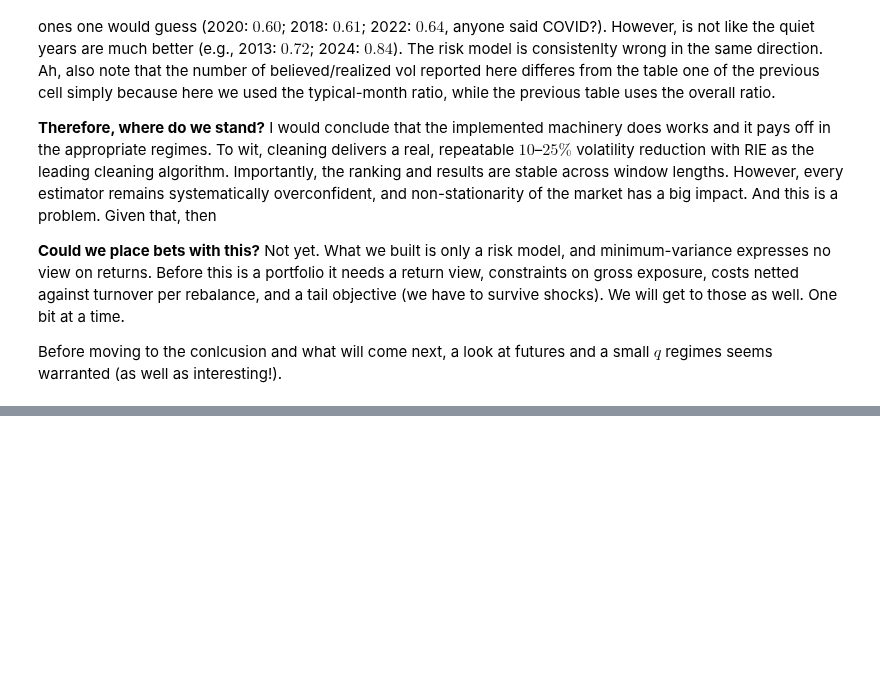
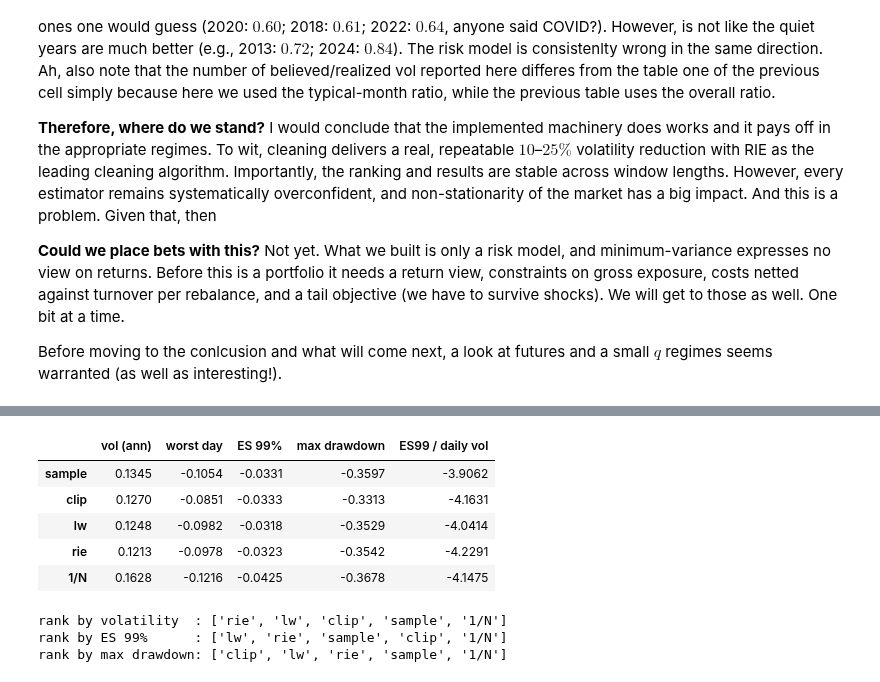
Before and after one commit to MarcoGaloppo/Quant-RMT-FatTails, a Jupyter notebook: narrative_rmt_market_data.ipynb, the cells around one changed output, grey strips where cells are left out. Saved outputs shown, nothing was run; the diff lists cells and outputs as text; code cells hidden in the pictures; blank space fills up the shorter version.

```diff
--- a/narrative_rmt_market_data.ipynb
+++ b/narrative_rmt_market_data.ipynb
@@ -1245,0 +1533,31 @@ Before moving to the conlcusion and what will come next, a look at futures and a
+# %%
+if px is not None:
+    # the Part 5 portfolios, re-scored on the tails they actually delivered
+    tail_rows = []
+    for m in ["sample", "clip", "lw", "rie", "1/N"]:
+        rr = np.concatenate(acc[m]["ret"])
+        var99 = np.quantile(rr, 0.01)
+        es99 = rr[rr <= var99].mean()
+        eq = np.cumprod(1 + rr)
+        mdd = (eq / np.maximum.accumulate(eq) - 1).min()
+        z = (rr - rr.mean()) / rr.std()
+        tail_rows.append({"vol (ann)": rr.std() * np.sqrt(252),
+                          "worst day": rr.min(),
+                          "ES 99%": es99,
+                          "max drawdown": mdd,
+                          "ES99 / daily vol": es99 / rr.std()})
+    tails = pd.DataFrame(tail_rows, index=["sample", "clip", "lw", "rie", "1/N"])
+    display(tails.round(4))
+    print("rank by volatility  :", list(tails["vol (ann)"].sort_values().index))
+    print("rank by ES 99%      :", list(tails["ES 99%"].sort_values(ascending=False).index))
+    print("rank by max drawdown:", list(tails["max drawdown"].sort_values(ascending=False).index))
+# %% [output]
+|  | vol (ann) | worst day | ES 99% | max drawdown | ES99 / daily vol |
+| sample | 0.1345 | -0.1054 | -0.0331 | -0.3597 | -3.9062 |
+| clip | 0.1270 | -0.0851 | -0.0333 | -0.3313 | -4.1631 |
+| lw | 0.1248 | -0.0982 | -0.0318 | -0.3529 | -4.0414 |
+| rie | 0.1213 | -0.0978 | -0.0323 | -0.3542 | -4.2291 |
+| 1/N | 0.1628 | -0.1216 | -0.0425 | -0.3678 | -4.1475 |
+rank by volatility  : ['rie', 'lw', 'clip', 'sample', '1/N']
+rank by ES 99%      : ['lw', 'rie', 'sample', 'clip', '1/N']
+rank by max drawdown: ['clip', 'lw', 'rie', 'sample', '1/N']
```
Also changed, not shown: parts of 14 cells of this notebook.
